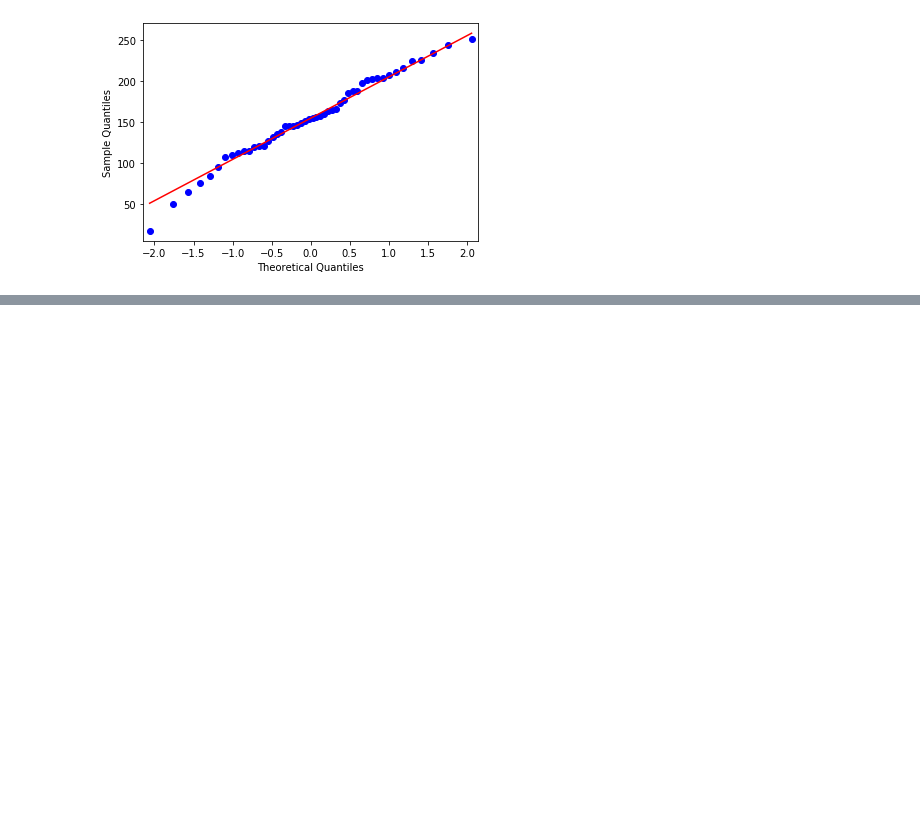
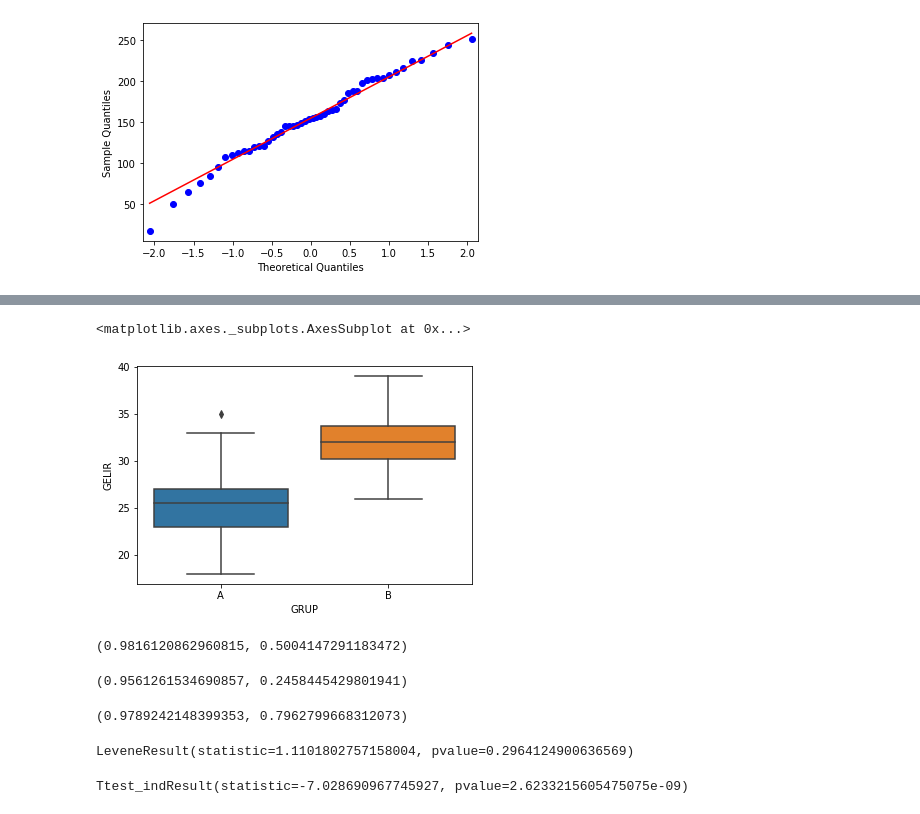
Before and after one commit to UVBMOB/Ankara2019, a Jupyter notebook: Dersler/Hafta_2.ipynb, the cells around one changed output, grey strips where cells are left out. Drawn from its saved outputs; the diff is of its cells as text; code cells hidden in the pictures; blank space fills up the shorter version.

```diff
--- a/Dersler/Hafta_2.ipynb
+++ b/Dersler/Hafta_2.ipynb
@@ -426,0 +445,11 @@ Statistics = 98.5 %, p = 78.5 %
+# %%
+A = pd.DataFrame([30,27,21,27,29,30,20,20,27,32,35,22,24,23,25,27,23,27,23,25,21,18,24,26,33,26,27,28,19,25])
+
+B = pd.DataFrame([37,39,31,31,34,38,30,36,29,28,38,28,37,37,30,32,31,31,27,32,33,33,33,31,32,33,26,32,33,29])
+# %%
+GRUP_A= np.arange(len(A))
+GRUP_A = pd.DataFrame(GRUP_A)
+GRUP_A[:]="A"
+A = pd.concat([A, GRUP_A], axis =1)
+A.columns=['GELIR', 'GRUP']
+A.head()
@@ -426,0 +463,7 @@ Statistics = 98.5 %, p = 78.5 %
+# %%
+GRUP_B = np.arange(len(B))
+GRUP_B = pd.DataFrame(GRUP_B)
+GRUP_B[:]="B"
+B = pd.concat([B, GRUP_B], axis=1)
+B.columns=['GELIR', 'GRUP']
+B.head()
@@ -426,0 +477,4 @@ Statistics = 98.5 %, p = 78.5 %
+# %%
+AB = pd.concat([A,B])
+AB.columns=['GELIR', 'GRUP']
+AB.head()
@@ -426,0 +488,29 @@ Statistics = 98.5 %, p = 78.5 %
+# %%
+import seaborn as sns
+sns.boxplot(x= "GRUP", y="GELIR",data=AB)
+# %% [output]
+<matplotlib.axes._subplots.AxesSubplot at 0x...>
+[figure, added]
+# %%
+from scipy.stats import shapiro
+shapiro(AB.GELIR)
+# %% [output]
+(0.9816120862960815, 0.5004147291183472)
+# %%
+shapiro(B.GELIR)
+# %% [output]
+(0.9561261534690857, 0.2458445429801941)
+# %%
+shapiro(A.GELIR)
+# %% [output]
+(0.9789242148399353, 0.7962799668312073)
+# %%
+from scipy.stats import levene
+levene(A.iloc[:,0], B.iloc[:,0]) #equal variance test
+# %% [output]
+LeveneResult(statistic=1.1101802757158004, pvalue=0.2964124900636569)
+# %%
+from scipy import stats
+stats.ttest_ind(A.iloc[:,0], B.iloc[:,0],equal_var=True)
+# %% [output]
+Ttest_indResult(statistic=-7.028690967745927, pvalue=2.6233215605475075e-09)
```
Also changed, not shown: parts of 61 cells of this notebook.
